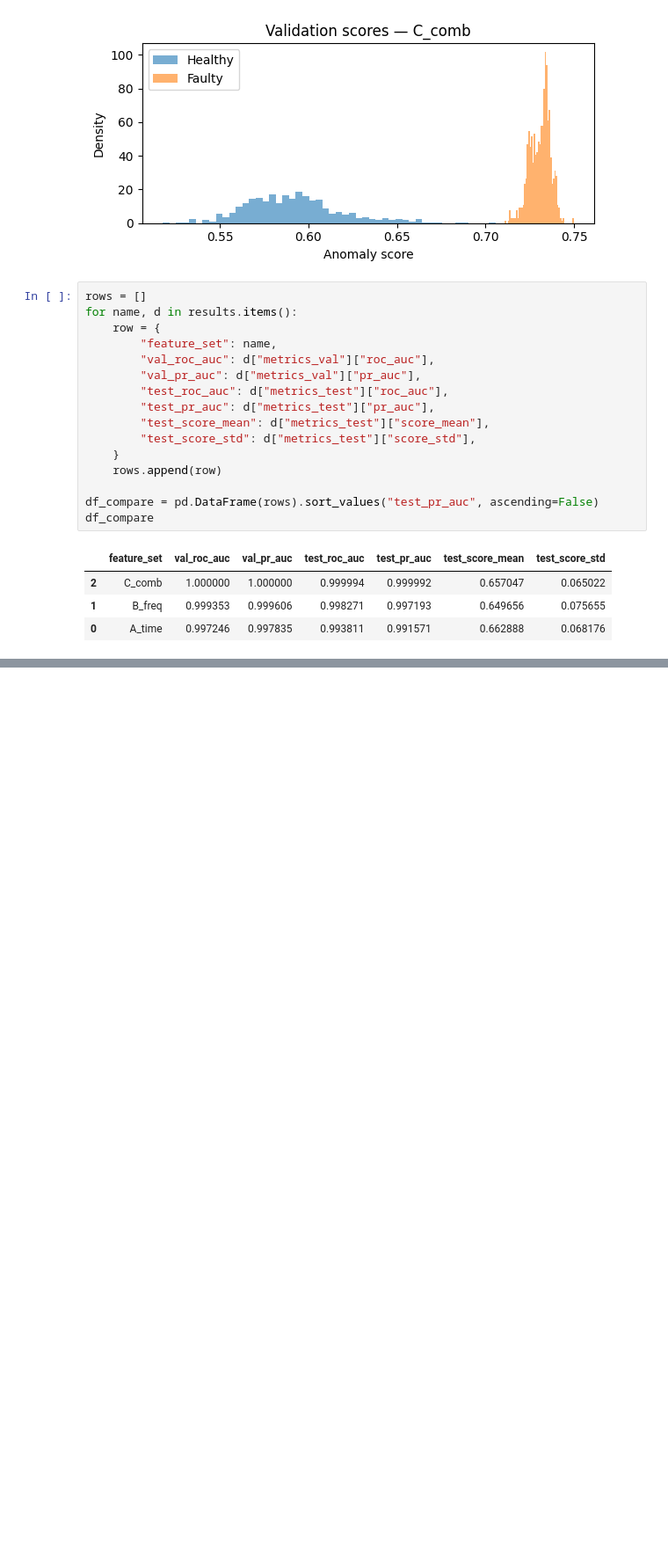
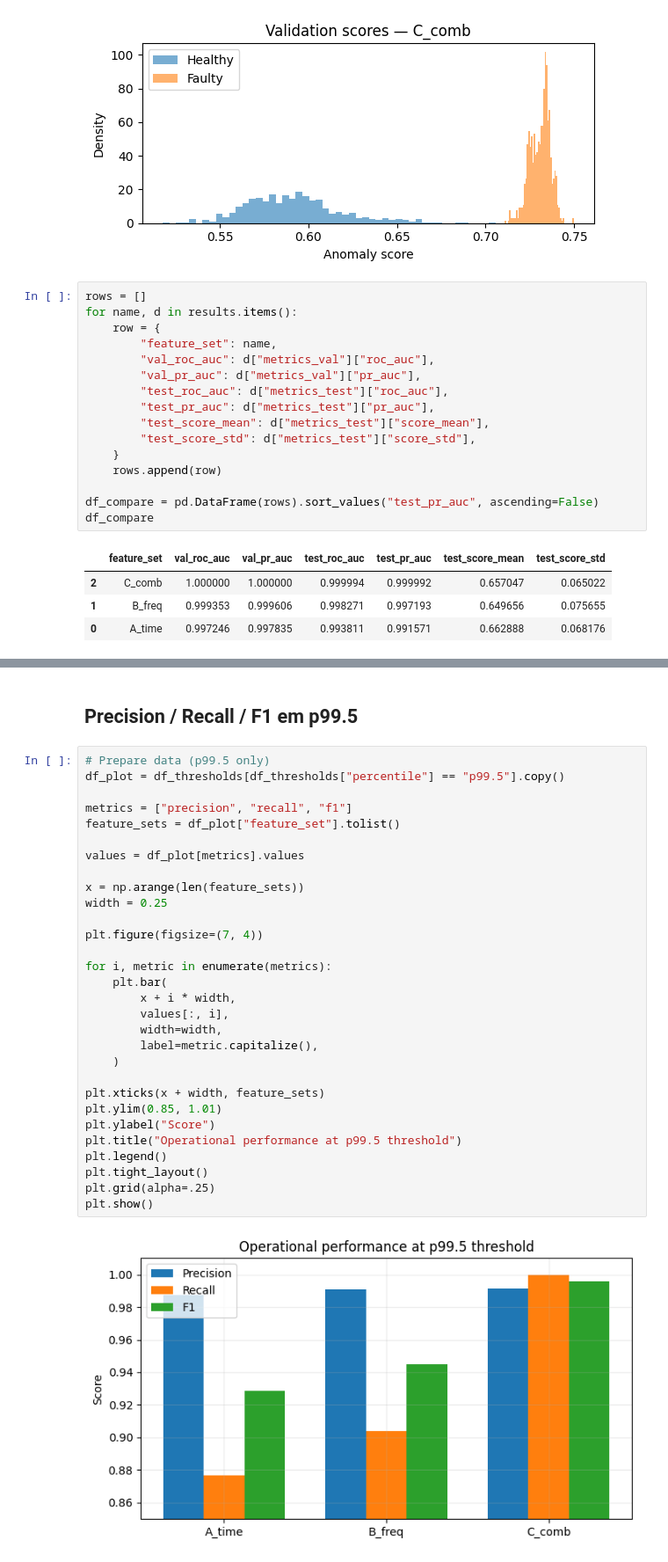
Before and after one commit to marioandrededeus/unsupervised-industrial-anomaly-detection, a Jupyter notebook: experiments/experiment_A/experiment_a.ipynb, the cells around one changed output, grey strips where cells are left out. Shown at 88% size. Cells and saved outputs as stored; diff of their text form; blank space fills up the shorter version.

```diff
--- a/experiments/experiment_A/experiment_a.ipynb
+++ b/experiments/experiment_A/experiment_a.ipynb
@@ -1200,0 +1288,34 @@ separability of the data representation rather than memorization or data leakage
+# %% [markdown]
+## Precision / Recall / F1 em p99.5
+# %%
+# Prepare data (p99.5 only)
+df_plot = df_thresholds[df_thresholds["percentile"] == "p99.5"].copy()
+
+metrics = ["precision", "recall", "f1"]
+feature_sets = df_plot["feature_set"].tolist()
+
+values = df_plot[metrics].values
+
+x = np.arange(len(feature_sets))
+width = 0.25
+
+plt.figure(figsize=(7, 4))
+
+for i, metric in enumerate(metrics):
+    plt.bar(
+        x + i * width,
+        values[:, i],
+        width=width,
+        label=metric.capitalize(),
+    )
+
+plt.xticks(x + width, feature_sets)
+plt.ylim(0.85, 1.01)
+plt.ylabel("Score")
+plt.title("Operational performance at p99.5 threshold")
+plt.legend()
+plt.tight_layout()
+plt.grid(alpha=.25)
+plt.show()
+# %% [output]
+[figure, added]
```
Also changed, not shown: parts of 8 cells of this notebook, 1 other file.
